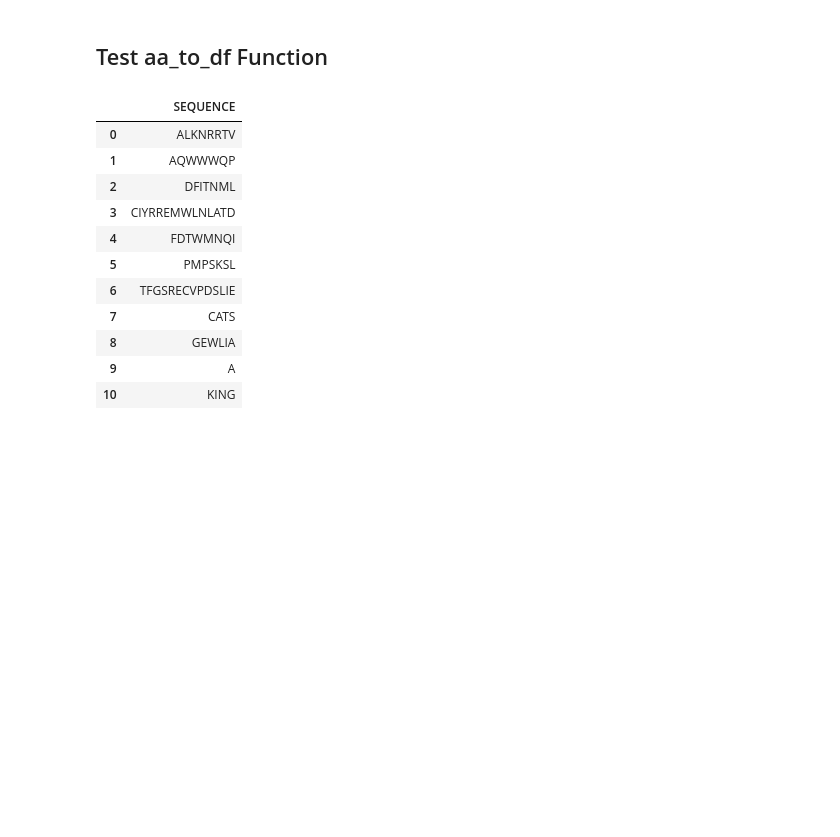
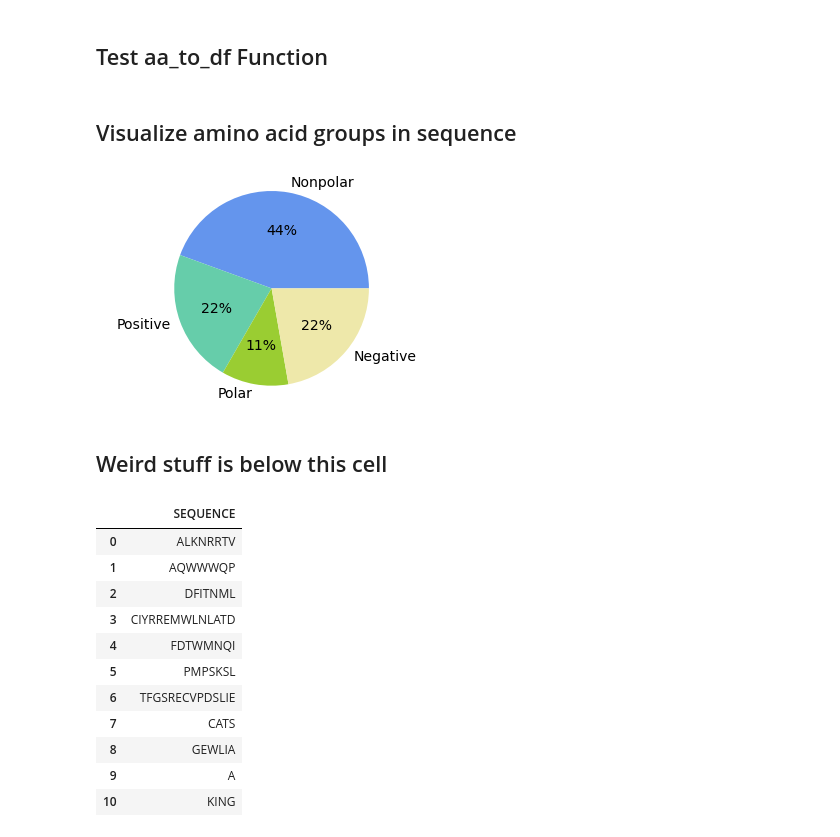
Before and after one commit to UWInSpace/InSpace, a Jupyter notebook: notebooks/Amino_Group_Scoring_JK.ipynb, the cells around one changed output. Drawn from its saved outputs; the diff is of its cells as text; code cells hidden in the pictures; blank space fills up the shorter version.

```diff
--- a/notebooks/Amino_Group_Scoring_JK.ipynb
+++ b/notebooks/Amino_Group_Scoring_JK.ipynb
@@ -246,6 +250,32 @@ def test_aa_to_df():
     assert math.isclose(result, expect), 'The test_aa_to_df function does not work properly.'
 # %%
 test_aa_to_df()
+# %% [markdown]
+## Visualize amino acid groups in sequence
+# %%
+def viz_aa_groups(nonpolar, positive, polar, negative):
+    """
+    Visualization for the amino acid groups in a sequence.  Inputs should be as a percentage.
+    """
+
+    labels = 'Nonpolar', 'Positive', 'Polar', 'Negative'
+    sizes = [nonpolar, positive, polar, negative]
+    fig, ax = plt.subplots()
+    ax.pie(sizes, labels=labels, autopct='%1.0f%%', colors=['cornflowerblue', 'mediumaquamarine',
+                                                            'yellowgreen', 'palegoldenrod'])
+    ax.axis('equal')
+    plt.rcParams.update({'font.size': 14})
+    plt.show()
+
+    return fig
+# %%
+nonpolar, positive, polar, negative = count_aa_types(seq)
+# %%
+figure = viz_aa_groups(nonpolar, positive, polar, negative)
+# %% [output]
+[figure, added]
+# %% [markdown]
+## Weird stuff is below this cell
 # %%
 fasta = ['ALKNRRTV', 'AQWWWQP', 'DFITNML', 'CIYRREMWLNLATD', 'FDTWMNQI', 'PMPSKSL', 'TFGSRECVPDSLIE', 'CATS', 'GEWLIA', 'A', 'KING']
 df = pd.DataFrame(fasta, columns=['SEQUENCE'])
```
Also changed, not shown: parts of 3 cells of this notebook, 2 other files.
